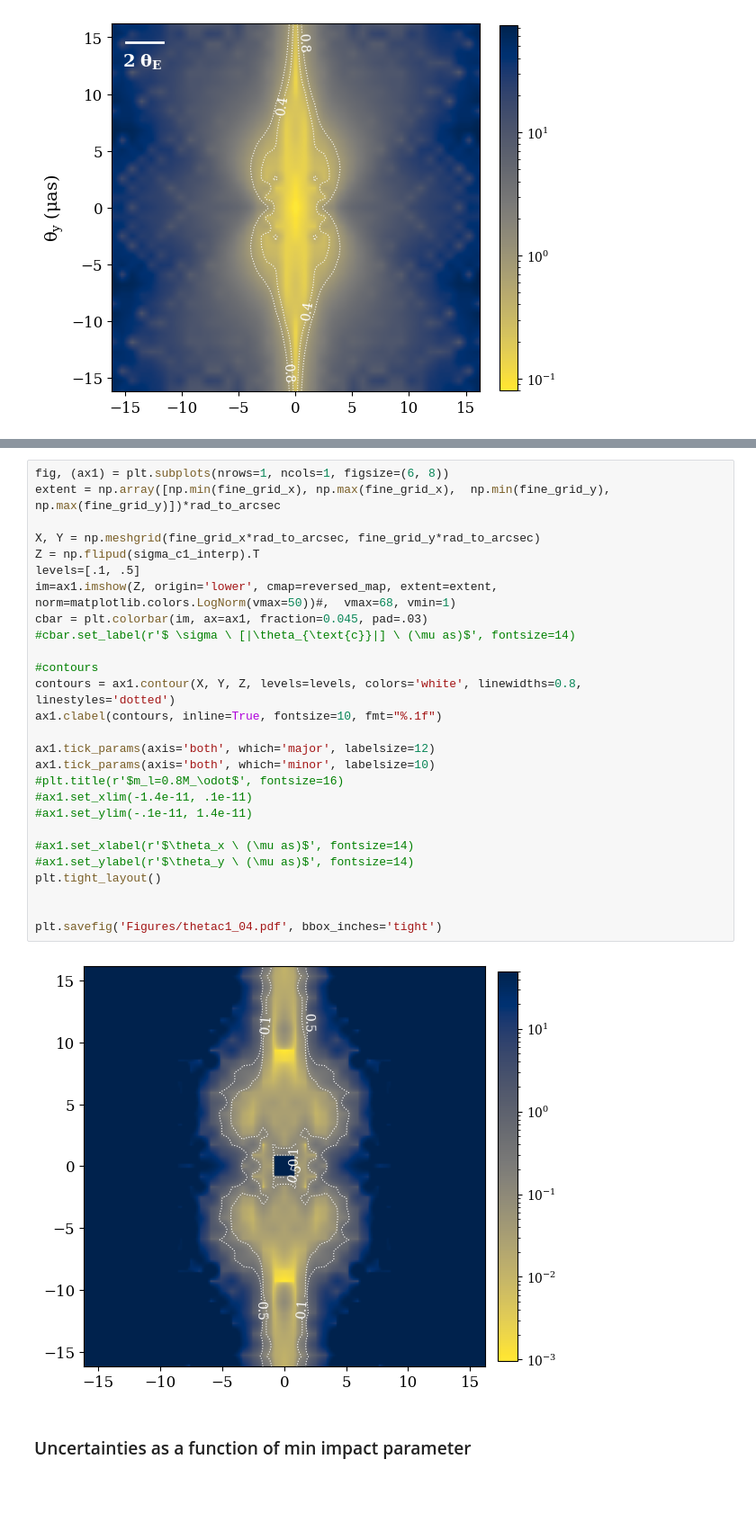
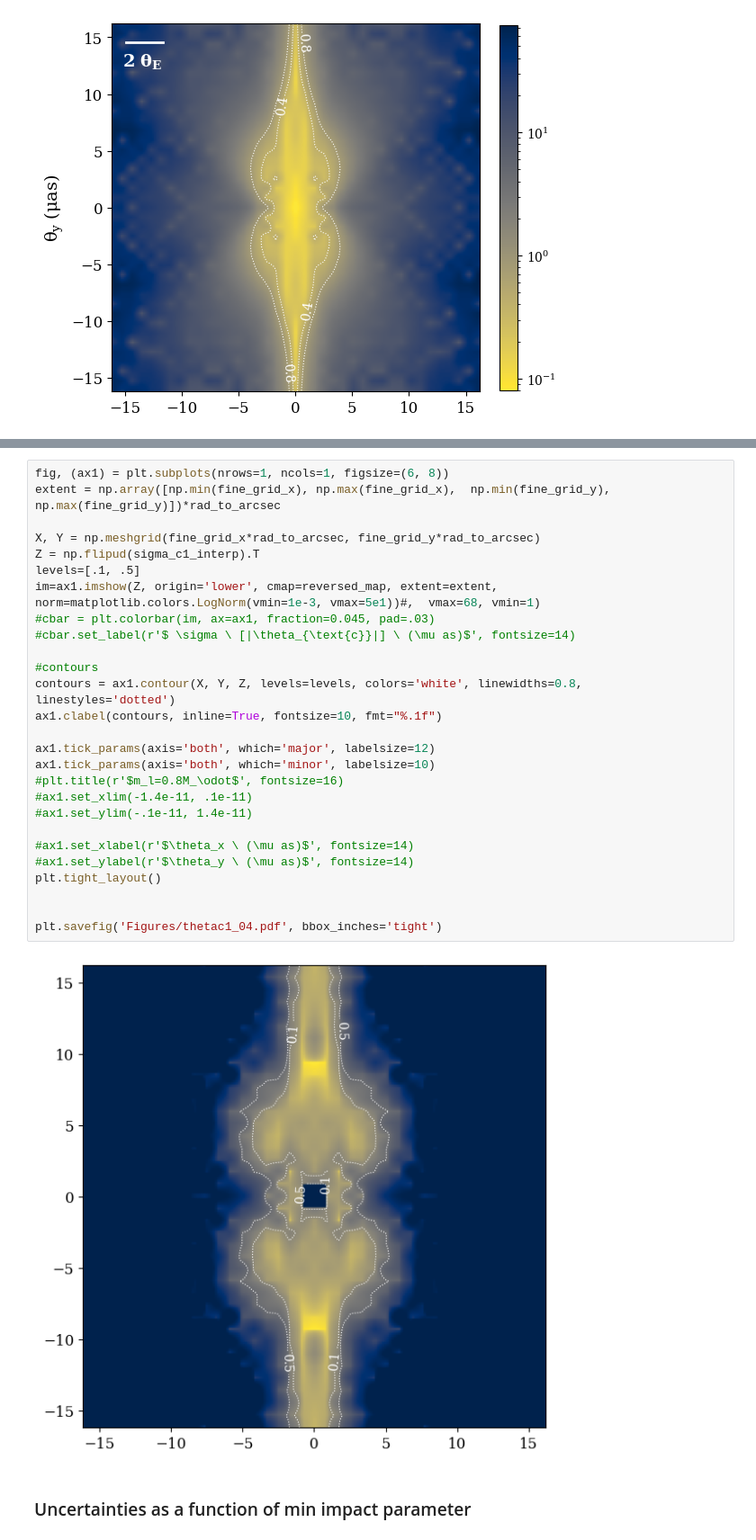
Before and after one commit to abby-moran/Quasar_microlensing_public, a Jupyter notebook: M04/interp_grid04.ipynb, the cells around one changed output, grey strips where cells are left out. Shown at 90% size. Drawn from its saved outputs; the diff is of its cells as text; blank space fills up the shorter version.

```diff
--- a/M04/interp_grid04.ipynb
+++ b/M04/interp_grid04.ipynb
@@ -1239,32 +1335,32 @@ plt.savefig('Figures/thetac2_04.pdf', bbox_inches='tight')
 # %%
 fig, (ax1) = plt.subplots(nrows=1, ncols=1, figsize=(6, 8))
 extent = np.array([np.min(fine_grid_x), np.max(fine_grid_x),  np.min(fine_grid_y), np.max(fine_grid_y)])*rad_to_arcsec
 
 X, Y = np.meshgrid(fine_grid_x*rad_to_arcsec, fine_grid_y*rad_to_arcsec)
 Z = np.flipud(sigma_c1_interp).T
 levels=[.1, .5]
-im=ax1.imshow(Z, origin='lower', cmap=reversed_map, extent=extent, norm=matplotlib.colors.LogNorm(vmax=50))#,  vmax=68, vmin=1)
-cbar = plt.colorbar(im, ax=ax1, fraction=0.045, pad=.03)
+im=ax1.imshow(Z, origin='lower', cmap=reversed_map, extent=extent, norm=matplotlib.colors.LogNorm(vmin=1e-3, vmax=5e1))#,  vmax=68, vmin=1)
+#cbar = plt.colorbar(im, ax=ax1, fraction=0.045, pad=.03)
 #cbar.set_label(r'$ \sigma \ [|\theta_{\text{c}}|] \ (\mu as)$', fontsize=14)
 
 #contours
 contours = ax1.contour(X, Y, Z, levels=levels, colors='white', linewidths=0.8, linestyles='dotted')
 ax1.clabel(contours, inline=True, fontsize=10, fmt="%.1f")
 
 ax1.tick_params(axis='both', which='major', labelsize=12)
 ax1.tick_params(axis='both', which='minor', labelsize=10)
 #plt.title(r'$m_l=0.8M_\odot$', fontsize=16)
 #ax1.set_xlim(-1.4e-11, .1e-11)
 #ax1.set_ylim(-.1e-11, 1.4e-11)
 
 #ax1.set_xlabel(r'$\theta_x \ (\mu as)$', fontsize=14)
 #ax1.set_ylabel(r'$\theta_y \ (\mu as)$', fontsize=14)
 plt.tight_layout()
 
 
 plt.savefig('Figures/thetac1_04.pdf', bbox_inches='tight')
 # %% [output]
-[figure, old version]
+[figure, new version]
 # %% [markdown]
 ### Uncertainties as a function of min impact parameter
 # %%
```
Also changed, not shown: parts of 23 cells of this notebook, 1 other file.
